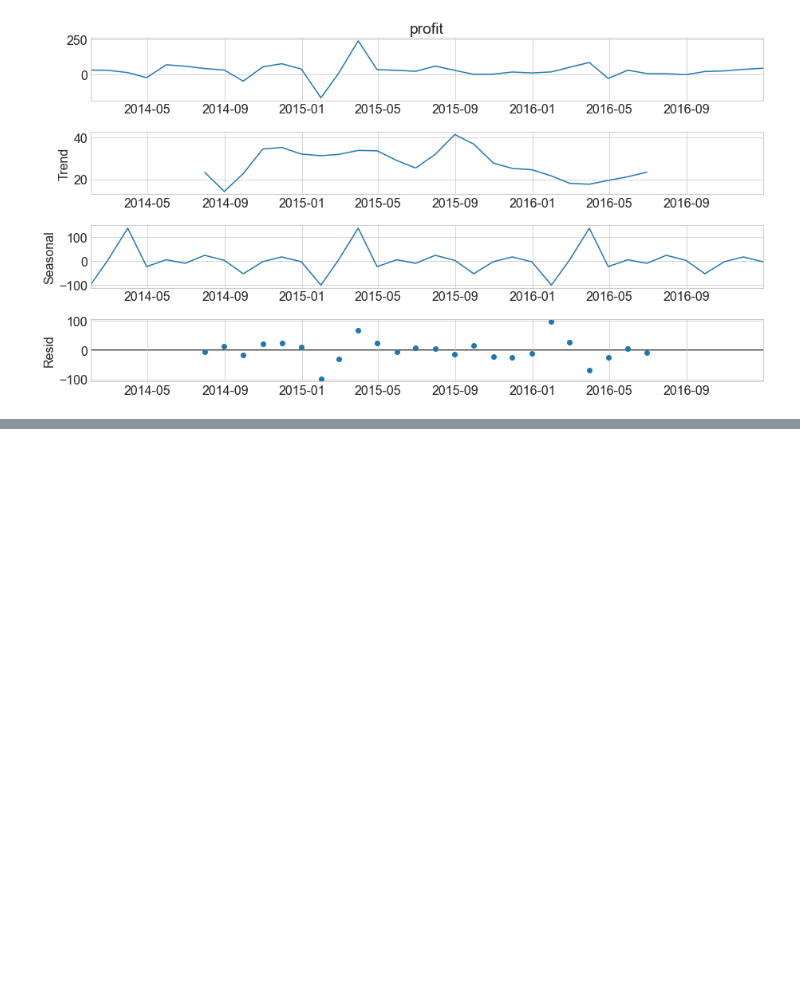
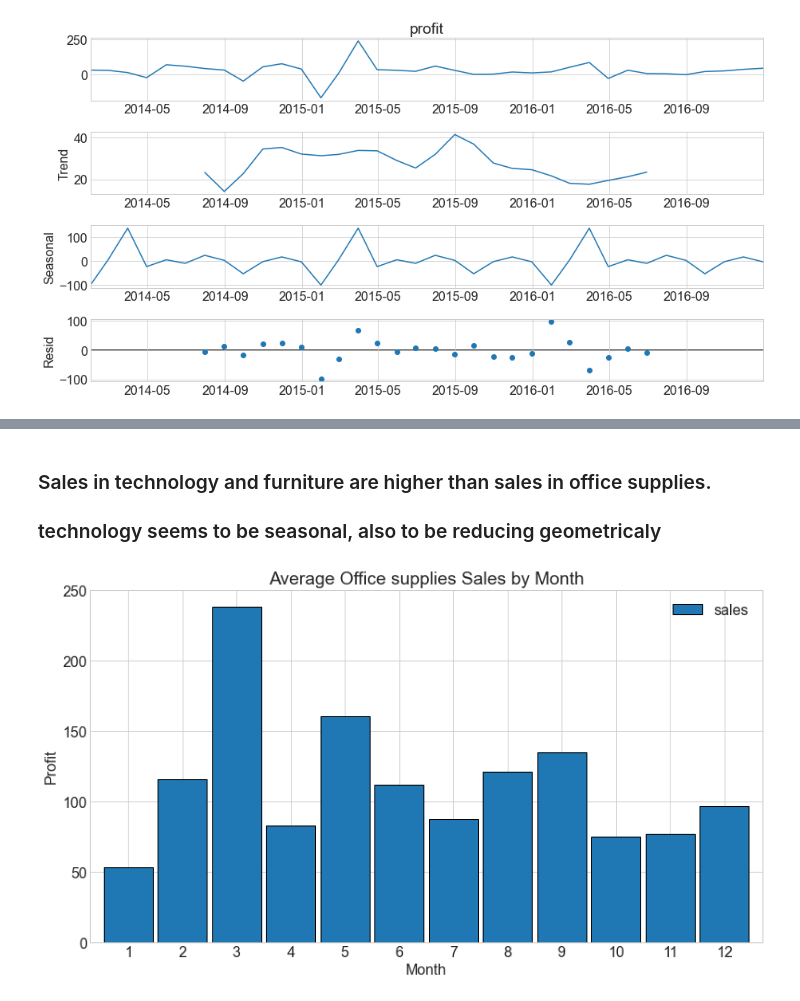
Before and after one commit to Yvette-Ibarra/time-series-project, a Jupyter notebook: workbook_superstore_timeseries_project.ipynb, the cells around one changed output, grey strips where cells are left out. Saved outputs shown, nothing was run; the diff lists cells and outputs as text; code cells hidden in the pictures; blank space fills up the shorter version.

```diff
--- a/workbook_superstore_timeseries_project.ipynb
+++ b/workbook_superstore_timeseries_project.ipynb
@@ -190,9 +253,3 @@ Index(['Order Date', 'Ship Mode', 'Segment', 'Country', 'City', 'State',
-# %%
-df = df.rename(columns = {'Order Date': 'order_date', 'Ship Mode':'ship_mode', 'Segment':'segment', 'Country':'country',
-                     'City':'city', 'State':'state','Postal Code':'postal_code', 'Sales':'sales', 'Quantity':'quantity',
-                     'Discount':'discount', 'Profit':'profit','Customer Name':'customer_name',
-                     'Product Name':'product_name', 'Category':'category', 'Sub-Category':'sub-category',
-                     'Region Name':'region_name'})
 # %% [markdown]
 # Set date as index
 # %%
@@ -554,0 +679,3 @@ None
+# %% [markdown]
+### Sales in technology and furniture are higher than sales in office supplies.
+### technology seems to be seasonal, also to be reducing geometricaly
@@ -554,0 +686,6 @@ None
+# %%
+ax1 = office_supplies.groupby(office_supplies.index.month).mean().plot.bar(width=.9, ec='black')
+plt.xticks(rotation=0)
+ax1.set(title='Average Office supplies Sales by Month', xlabel='Month', ylabel='Profit');
+# %% [output]
+[figure, added]
```
Also changed, not shown: parts of 38 cells of this notebook.
